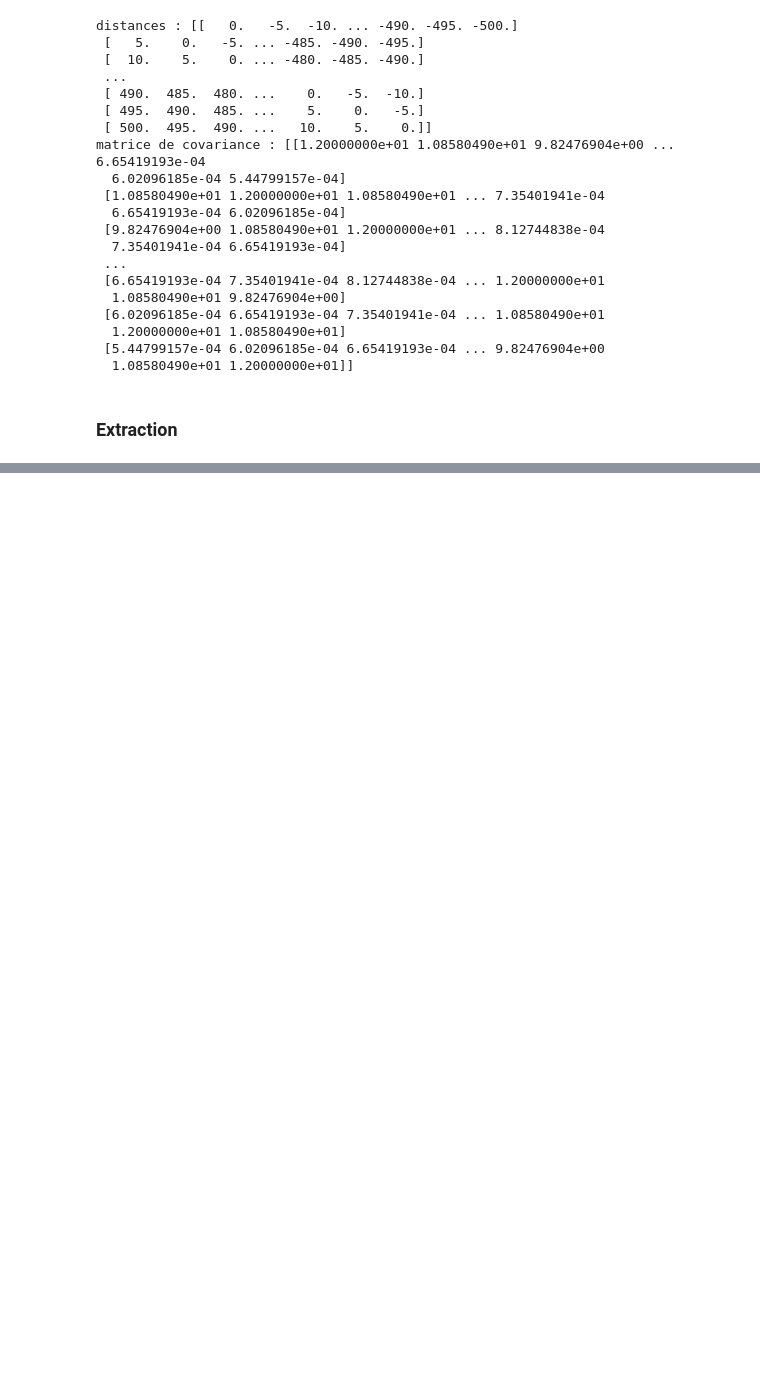
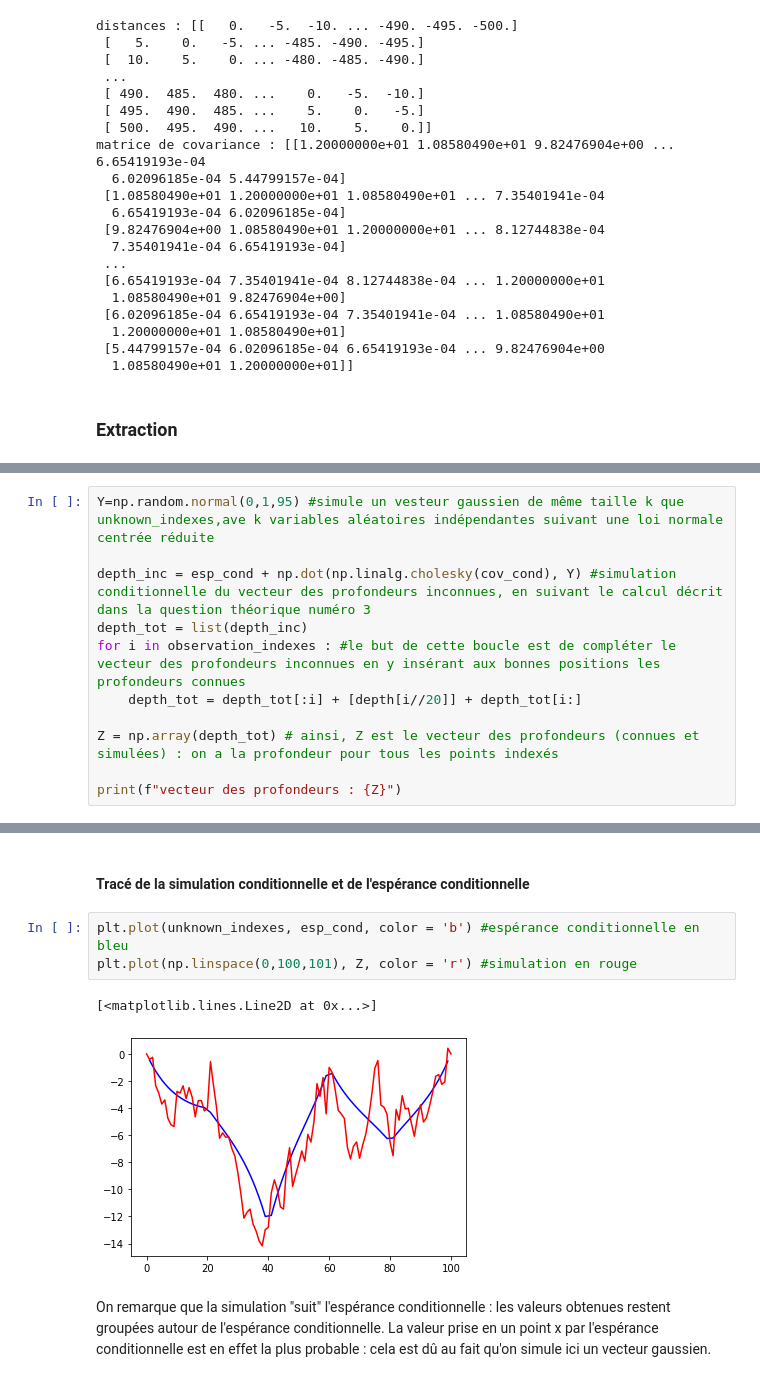
Before and after one commit to jeannebourgarel/projet_proba, a Jupyter notebook: projet_proba.ipynb, the cells around one changed output, grey strips where cells are left out. Cells and saved outputs as stored; diff of their text form; blank space fills up the shorter version.

```diff
--- a/projet_proba.ipynb
+++ b/projet_proba.ipynb
@@ -134,0 +207,11 @@ print(f" matrice de covariance entre les inconnues et les observations : {cov_in
+# %%
+Y=np.random.normal(0,1,95) #simule un vesteur gaussien de même taille k que unknown_indexes,ave k variables aléatoires indépendantes suivant une loi normale centrée réduite
+
+depth_inc = esp_cond + np.dot(np.linalg.cholesky(cov_cond), Y) #simulation conditionnelle du vecteur des profondeurs inconnues, en suivant le calcul décrit dans la question théorique numéro 3
+depth_tot = list(depth_inc)
+for i in observation_indexes : #le but de cette boucle est de compléter le vecteur des profondeurs inconnues en y insérant aux bonnes positions les profondeurs connues
+    depth_tot = depth_tot[:i] + [depth[i//20]] + depth_tot[i:]
+
+Z = np.array(depth_tot) # ainsi, Z est le vecteur des profondeurs (connues et simulées) : on a la profondeur pour tous les points indexés
+
+print(f"vecteur des profondeurs : {Z}")
@@ -134,0 +236,10 @@ print(f" matrice de covariance entre les inconnues et les observations : {cov_in
+# %% [markdown]
+#### Tracé de la simulation conditionnelle et de l'espérance conditionnelle
+# %%
+plt.plot(unknown_indexes, esp_cond, color = 'b') #espérance conditionnelle en bleu
+plt.plot(np.linspace(0,100,101), Z, color = 'r') #simulation en rouge
+# %% [output]
+[<matplotlib.lines.Line2D at 0x...>]
+[figure, added]
+# %% [markdown]
+On remarque que la simulation "suit" l'espérance conditionnelle : les valeurs obtenues restent groupées autour de l'espérance conditionnelle. La valeur prise en un point x par l'espérance conditionnelle est en effet la plus probable : cela est dû au fait qu'on simule ici un vecteur gaussien.
```
Also changed, not shown: parts of 14 cells of this notebook.
